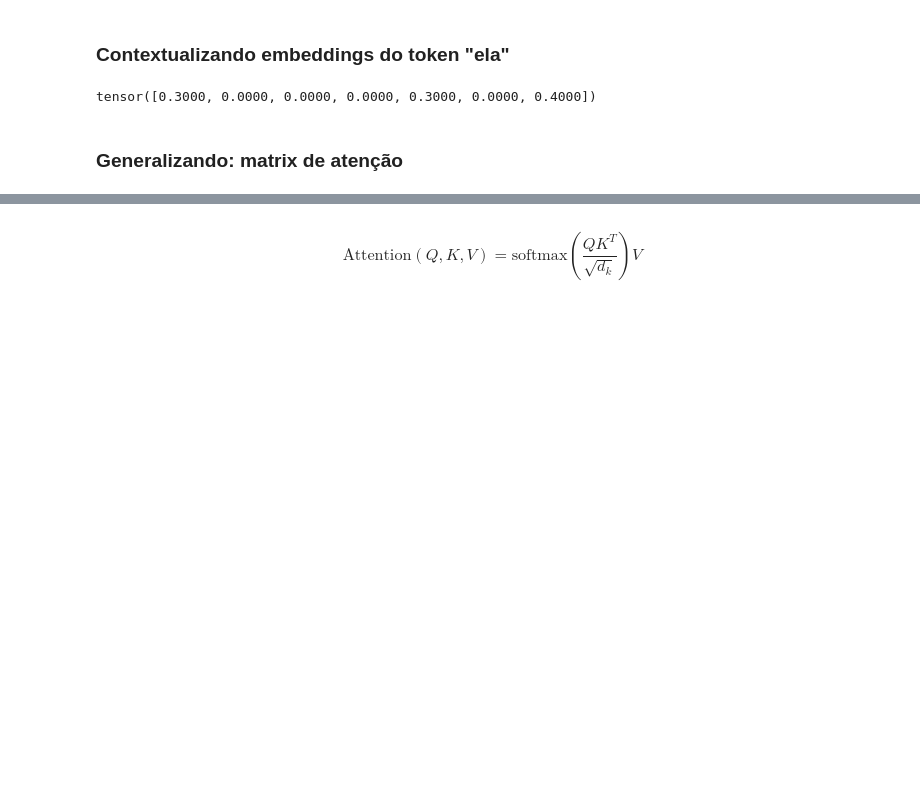
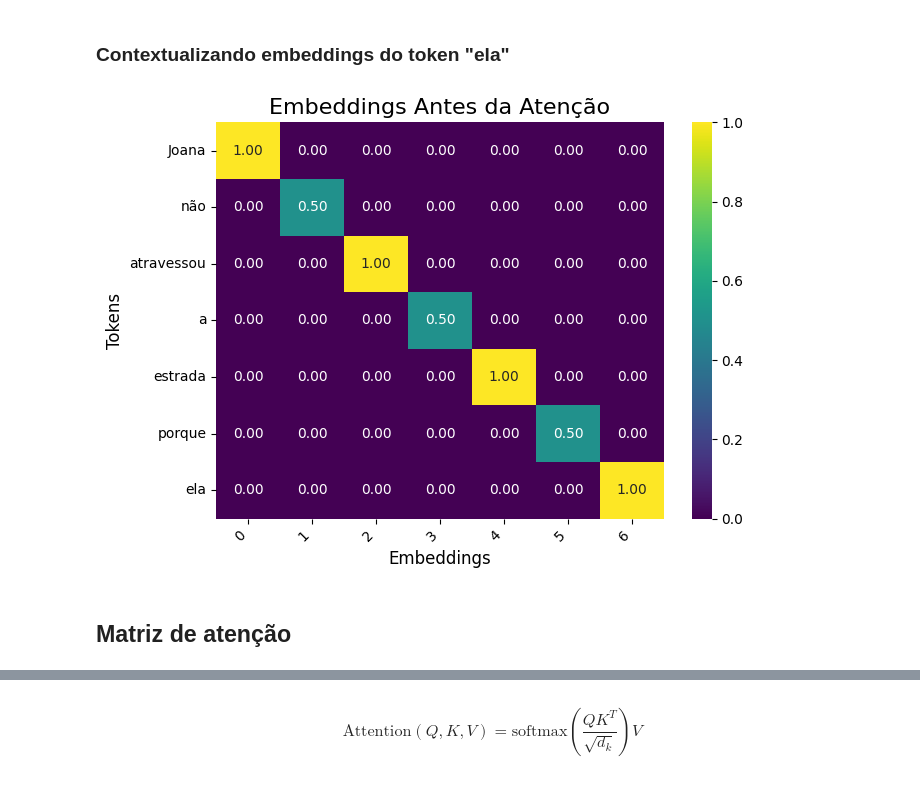
Before and after one commit to peuBouzon/workshop-transformers, a Jupyter notebook: blocks/1-attention.ipynb, the cells around one changed output, grey strips where cells are left out. Drawn from its saved outputs; the diff is of its cells as text; code cells hidden in the pictures; blank space fills up the shorter version.

```diff
--- a/blocks/1-attention.ipynb
+++ b/blocks/1-attention.ipynb
@@ -20,16 +25,2 @@ from torch import nn
 # %% [markdown]
 ### Contextualizando embeddings do token "ela"
-# %%
-X = torch.tensor([[1., 0., 0., 0., 0., 0., 0.],    # "Joana"
-                  [0., 1., 0., 0., 0., 0., 0.],    # "não"
-                  [0., 0., 1., 0., 0., 0., 0.],    # "atravessou"
-                  [0., 0., 0., 1., 0., 0., 0.],    # "a"
-                  [0., 0., 0., 0., 1., 0., 0.],    # "estrada"
-                  [0., 0., 0., 0., 0., 1., 0.],    # "porque"
-                  [0., 0., 0., 0., 0., 0., 1.]],    # "ela"
-).float()
-
-embedding_ela_contextualizado = 0.3 * X[0] + 0.3 * X[4] + 0.4* X[6]
-embedding_ela_contextualizado
-# %% [output]
-tensor([0.3000, 0.0000, 0.0000, 0.0000, 0.3000, 0.0000, 0.4000])
@@ -36,5 +55,26 @@ tensor([0.3000, 0.0000, 0.0000, 0.0000, 0.3000, 0.0000, 0.4000])
+# %%
+X = torch.tensor([[1., 0., 0., 0., 0., 0., 0.],    # "Joana"
+                  [0., 0.5, 0., 0., 0., 0., 0.],    # "não"
+                  [0., 0., 1., 0., 0., 0., 0.],    # "atravessou"
+                  [0., 0., 0., 0.5, 0., 0., 0.],    # "a"
+                  [0., 0., 0., 0., 1., 0., 0.],    # "estrada"
+                  [0., 0., 0., 0., 0., 0.5, 0.],    # "porque"
+                  [0., 0., 0., 0., 0., 0., 1.]],    # "ela"
+).float()
+
+tokens = ["Joana", "não", "atravessou", "a", "estrada", "porque", "ela"]
+plot_heatmap(
+    X,
+    x_labels=list(range(X.shape[1])),
+    y_labels=tokens,
+    title="Embeddings Antes da Atenção",
+    xlabel="Embeddings",
+    ylabel="Tokens"
+)
+# %% [output]
+[figure, added]
 # %% [markdown]
-### Generalizando: matrix de atenção
+## Matriz de atenção
 # %%
 attention = torch.tensor([
                 [1., 0., 0., 0., 0., 0., 0.],
```
Also changed, not shown: parts of 21 cells of this notebook.
